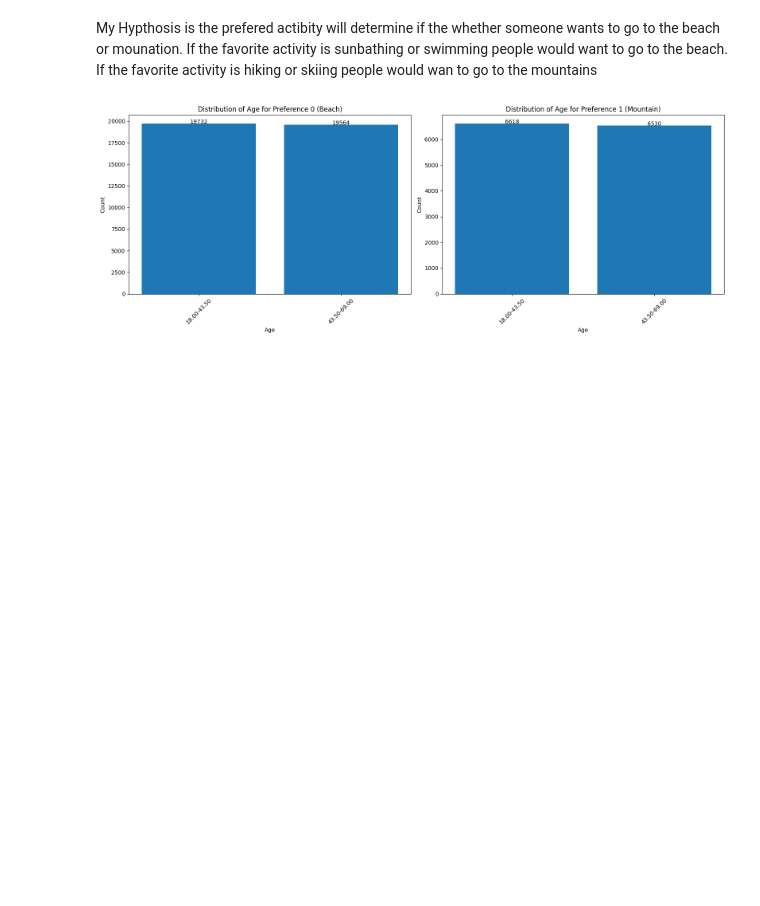
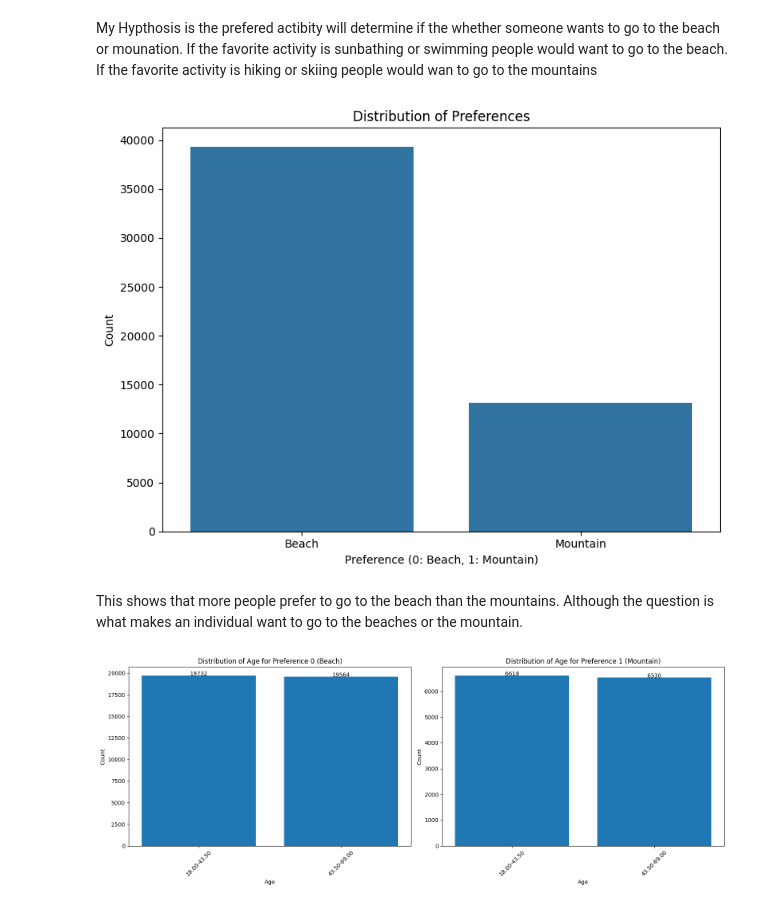
Before and after one commit to MarqueFerg/EDA-Mountains-or-Beach, a Jupyter notebook: EDA_notebook.ipynb, the cells around one changed output. Cells and saved outputs as stored; diff of their text form; code cells hidden in the pictures; blank space fills up the shorter version.

```diff
--- a/EDA_notebook.ipynb
+++ b/EDA_notebook.ipynb
@@ -42,6 +42,23 @@ This is the data set of 13 features and is related to prefernce of either spendi
 | max | 69.000000 | 119999.000000 | 9.000000 | 4999.000000 | 299.000000 | 299.000000 | ... |
 # %% [markdown]
 My Hypthosis is the prefered actibity will determine if the whether someone wants to go to the beach or mounation. If the favorite activity is sunbathing or swimming people would want to go to the beach. If the favorite activity is hiking or skiing people would wan to go to the mountains
+# %%
+import seaborn as sns
+import matplotlib.pyplot as plt
+
+plt.figure(figsize=(8, 6))  # Adjust figure size as needed
+sns.countplot(x='Preference', data=df)
+
+plt.title('Distribution of Preferences')
+plt.xlabel('Preference (0: Beach, 1: Mountain)')
+plt.ylabel('Count')
+plt.xticks([0, 1], ['Beach', 'Mountain'])  # Set x-axis tick labels
+plt.tight_layout()
+plt.show()
+# %% [output]
+[figure, added]
+# %% [markdown]
+This shows that more people prefer to go to the beach than the mountains. Although the question is what makes an individual want to go to the beaches or the mountain.
 # %%
 import matplotlib.pyplot as plt
 import numpy as np
```
Also changed, not shown: parts of 11 cells of this notebook.
